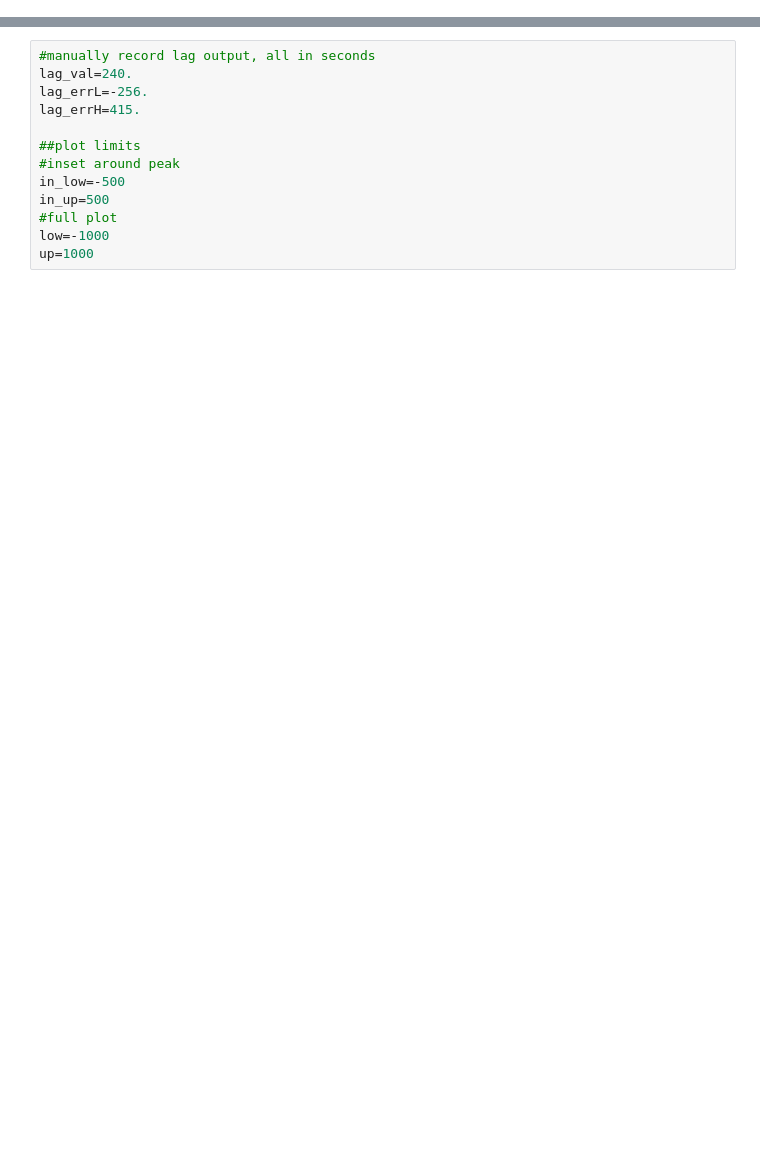
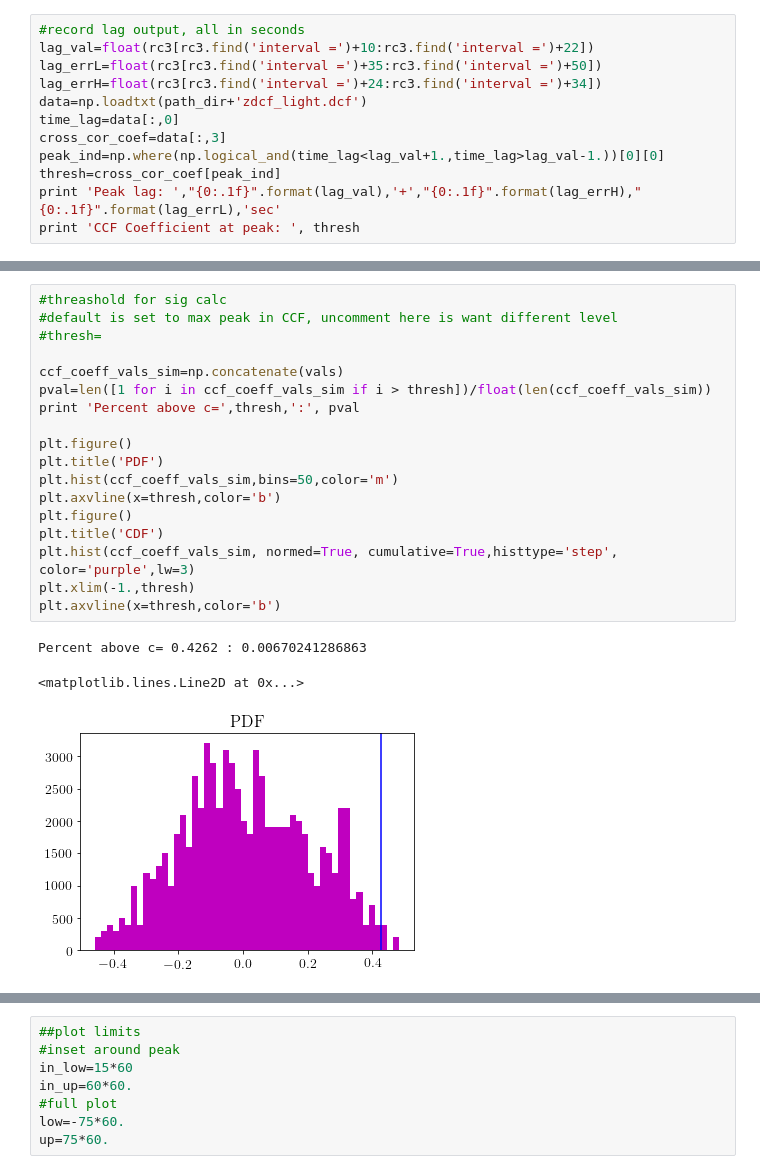
Before and after one commit to tetarenk/ipynb_notebooks, a Jupyter notebook: ZDCF_python.ipynb, the cells around one changed output, grey strips where cells are left out. Saved outputs shown, nothing was run; the diff lists cells and outputs as text; blank space fills up the shorter version.

```diff
--- a/ZDCF_python.ipynb
+++ b/ZDCF_python.ipynb
@@ -98,2 +108,14 @@ ZDCF peak at   +240.     r_max =  +0.422     , ZDCF C.O.M at   +214.
 
  Program ended.
+# %%
+#record lag output, all in seconds
+lag_val=float(rc3[rc3.find('interval =')+10:rc3.find('interval =')+22])
+lag_errL=float(rc3[rc3.find('interval =')+35:rc3.find('interval =')+50])
+lag_errH=float(rc3[rc3.find('interval =')+24:rc3.find('interval =')+34])
+data=np.loadtxt(path_dir+'zdcf_light.dcf')
+time_lag=data[:,0]
+cross_cor_coef=data[:,3]
+peak_ind=np.where(np.logical_and(time_lag<lag_val+1.,time_lag>lag_val-1.))[0][0]
+thresh=cross_cor_coef[peak_ind]
+print 'Peak lag: ',"{0:.1f}".format(lag_val),'+',"{0:.1f}".format(lag_errH),"{0:.1f}".format(lag_errL),'sec'
+print 'CCF Coefficient at peak: ', thresh
@@ -99,0 +167,22 @@ ZDCF peak at   +240.     r_max =  +0.422     , ZDCF C.O.M at   +214.
+# %%
+#threashold for sig calc
+#default is set to max peak in CCF, uncomment here is want different level
+#thresh=
+
+ccf_coeff_vals_sim=np.concatenate(vals)
+pval=len([1 for i in ccf_coeff_vals_sim if i > thresh])/float(len(ccf_coeff_vals_sim))
+print 'Percent above c=',thresh,':', pval
+
+plt.figure()
+plt.title('PDF')
+plt.hist(ccf_coeff_vals_sim,bins=50,color='m')
+plt.axvline(x=thresh,color='b')
+plt.figure()
+plt.title('CDF')
+plt.hist(ccf_coeff_vals_sim, normed=True, cumulative=True,histtype='step', color='purple',lw=3)
+plt.xlim(-1.,thresh)
+plt.axvline(x=thresh,color='b')
+# %% [output]
+Percent above c= 0.4262 : 0.00670241286863
+<matplotlib.lines.Line2D at 0x...>
+[figure, added]
@@ -100,16 +190,11 @@ ZDCF peak at   +240.     r_max =  +0.422     , ZDCF C.O.M at   +214.
 # %%
-#manually record lag output, all in seconds
-lag_val=240.
-lag_errL=-256.
-lag_errH=415.
-
 ##plot limits
 #inset around peak
-in_low=-500
-in_up=500
+in_low=15*60
+in_up=60*60.
 #full plot
-low=-1000
-up=1000
+low=-75*60.
+up=75*60.
 # %%
 #plot ccf
 data=np.loadtxt(path_dir+'zdcf_light.dcf')
```
Also changed, not shown: parts of 9 cells of this notebook.
